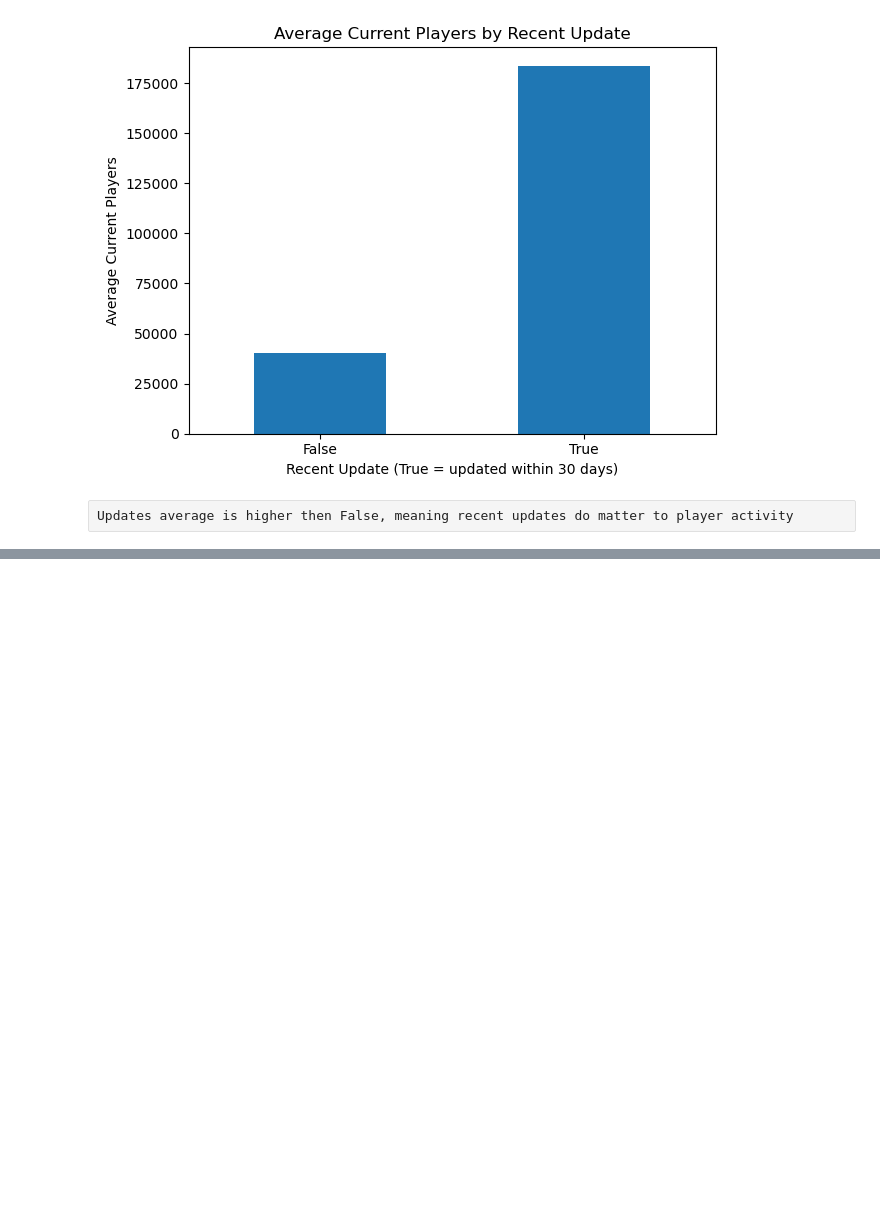
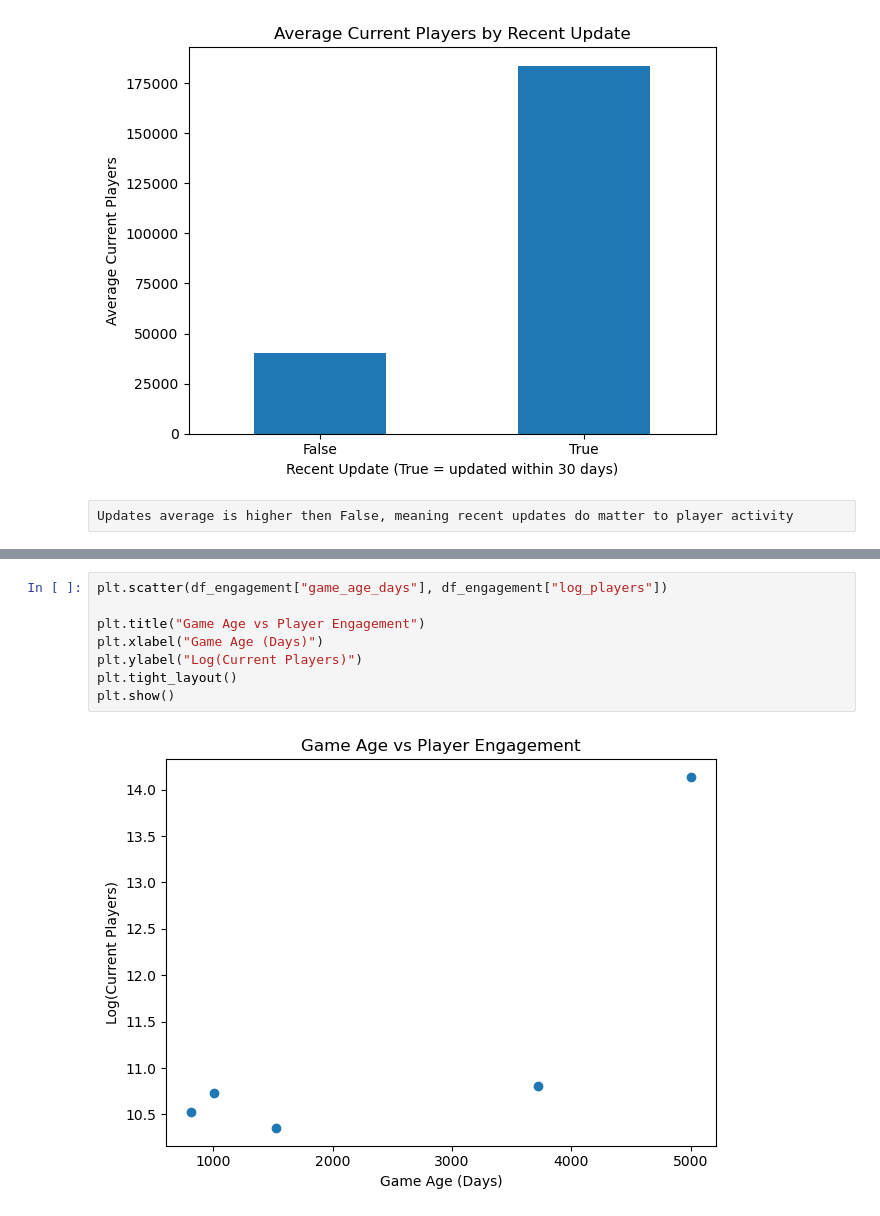
Before and after one commit to mmauricioj28/Video-Game-Staying-Power-Analysis, a Jupyter notebook: notebooks/05_analysis.ipynb, the cells around one changed output, grey strips where cells are left out. Saved outputs shown, nothing was run; the diff lists cells and outputs as text; blank space fills up the shorter version.

```diff
--- a/notebooks/05_analysis.ipynb
+++ b/notebooks/05_analysis.ipynb
@@ -103,0 +117,10 @@ Updates average is higher then False, meaning recent updates do matter to player
+# %%
+plt.scatter(df_engagement["game_age_days"], df_engagement["log_players"])
+
+plt.title("Game Age vs Player Engagement")
+plt.xlabel("Game Age (Days)")
+plt.ylabel("Log(Current Players)")
+plt.tight_layout()
+plt.show()
+# %% [output]
+[figure, added]
```
Also changed, not shown: parts of 2 cells of this notebook, 4 other files.
